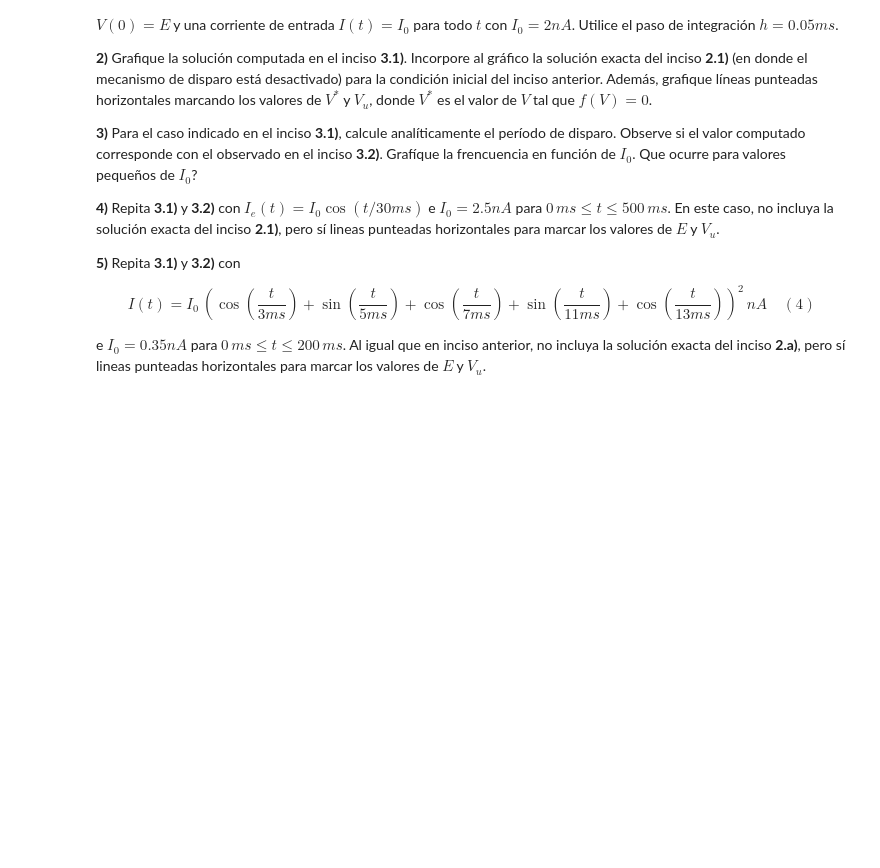
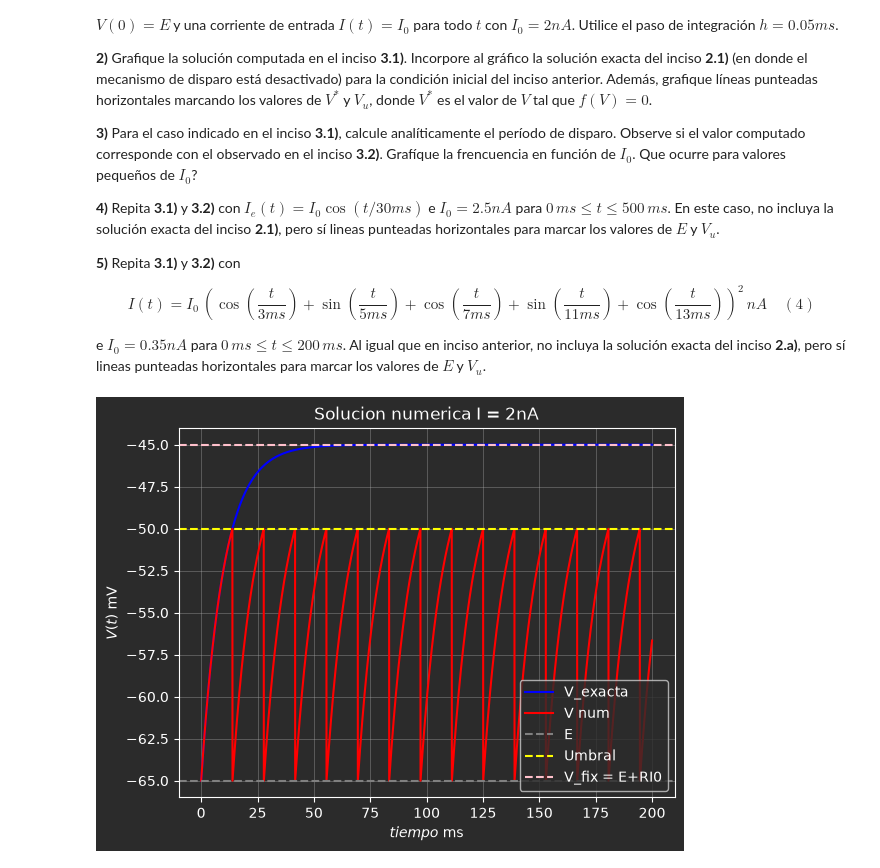
Before and after one commit to alexwicher/RedesNeuronales, a Jupyter notebook: pract5/redes_neuronales_2026_guia_5.ipynb, the cells around one changed output. Cells and saved outputs as stored; diff of their text form; code cells hidden in the pictures; blank space fills up the shorter version.

```diff
--- a/pract5/redes_neuronales_2026_guia_5.ipynb
+++ b/pract5/redes_neuronales_2026_guia_5.ipynb
@@ -315,0 +358,57 @@ e $I_0=0.35 nA$ para $0\,ms\leq t\leq 200\,ms$. Al igual que en inciso anterior,
+# %%
+# 3.1)
+
+## con corriente const
+# dV/dt = (E+RI0-V)/r
+# V(t) = V_fix + (V0 - V_fix)e^(-t/r)
+# V_fix = E+RI0 = -65mV + 10Mo * 2nA = -45mA
+
+E = -65.0
+R = 10
+I0 = 2
+V_fix = -45
+V0 = E
+r = 10.0
+Vu = -50.0
+
+p = np.array([E, R, I0, r, Vu])
+
+
+def f(x, t, p):
+    E = p[0]
+    R = p[1]
+    I0 = p[2]
+    r = p[3]
+    V_fix = E + R * I0
+    return (V_fix - np.array(x[0])) / r
+
+
+def trigger(v, t, p):
+    Vu = p[4]
+    E = p[0]
+    if v > Vu:
+        return E
+    else:
+        return v
+
+
+a = 0
+b = 200
+h = 0.05
+k = int((b - a) / h)
+
+t, w = integrador_ode(rk4, f, np.array([V0]), a, b, k, p, trigger)
+
+plt.xlabel('$tiempo$ ms')
+plt.ylabel('$V(t)$ mV')
+plt.plot(t, V_fix + (V0 - V_fix) * np.exp(-t / r), label="V_exacta", linestyle='-', c='blue')
+plt.plot(t, w[0, :], label="V num", linestyle='-', c='red')
+plt.axhline(E, linestyle='--', color='grey', label="E")
+plt.axhline(Vu, linestyle='--', color='yellow', label="Umbral")
+plt.axhline(V_fix, linestyle='--', color='pink', label="V_fix = E+RI0")
+plt.title(f"Solucion numerica I = 2nA")
+plt.legend()
+plt.grid()
+plt.show()
+# %% [output]
+[figure, added]
```
Also changed, not shown: parts of 5 cells of this notebook, 1 other file.
